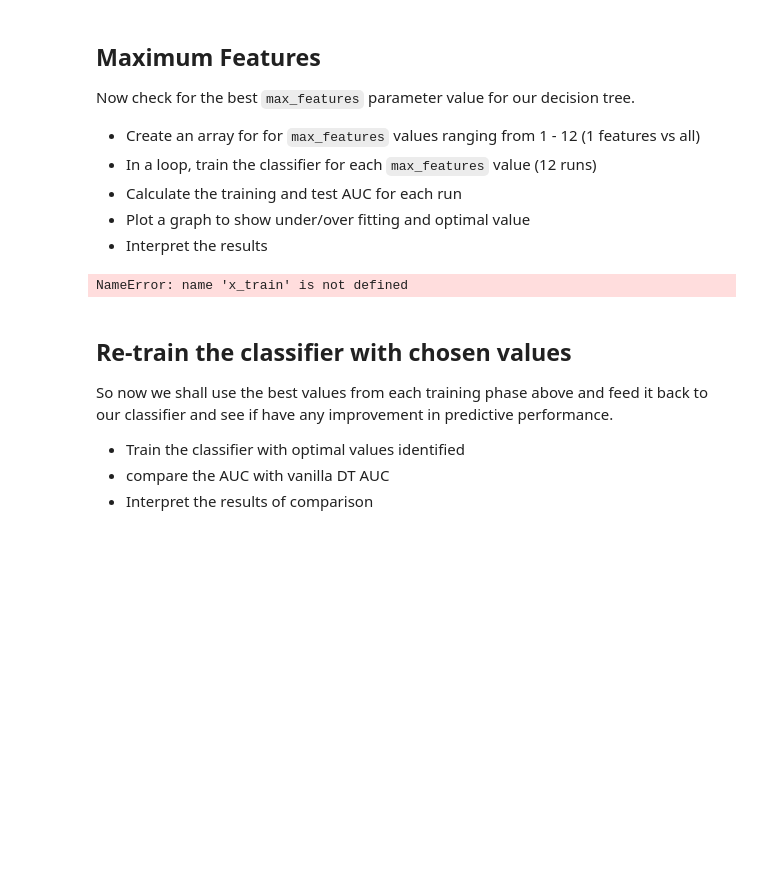
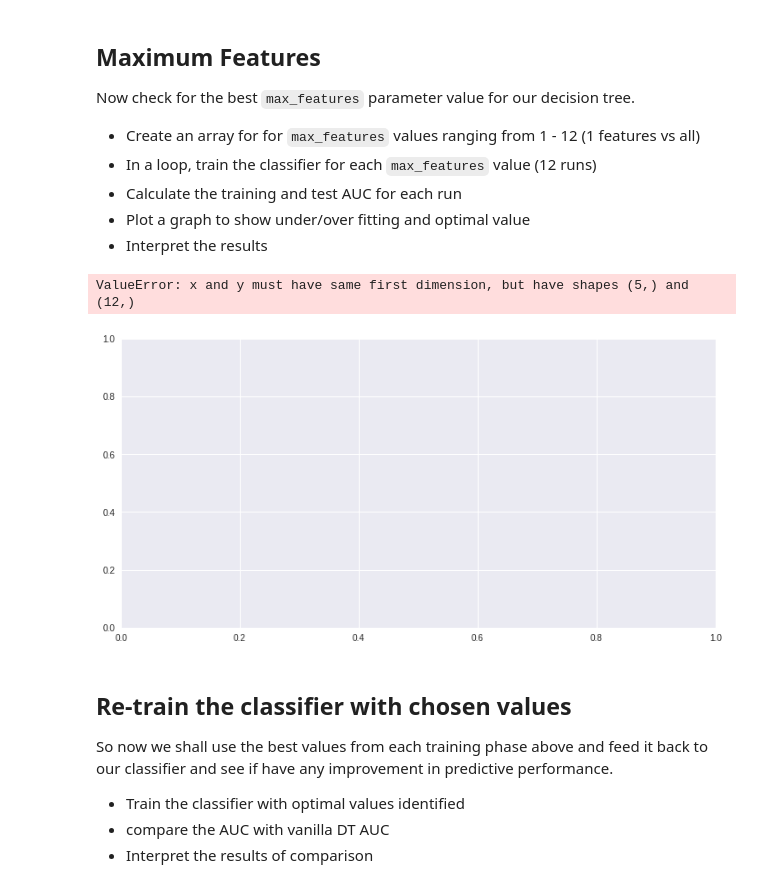
Before and after one commit to as6140/dsc-3-31-08-decision-tree-pruning-hyperparameter-optimization-lab-seattle-ds-career-040119, a Jupyter notebook: index.ipynb, the cells around one changed output. Cells and saved outputs as stored; diff of their text form; code cells hidden in the pictures; blank space fills up the shorter version.

```diff
--- a/index.ipynb
+++ b/index.ipynb
@@ -249,7 +249,7 @@ Now check for the best `max_features` parameter value for our decision tree.
 - Interpret the results
 # %%
 # Find the best value for optimal maximum feature size
-max_feats = list(range(1,x_train.shape[1]))
+max_feats = list(range(1,X_train.shape[1]))
 
 train_results = []
 test_results = []
@@ -269,8 +269,17 @@ for max_feat in max_feats:
 
 
 # Your code here
-# %% [output]
-NameError: name 'x_train' is not defined
+# %%
+plt.figure(figsize=(12,6))
+plt.plot(max, train_results, 'b', label='Train AUC')
+plt.plot(min_leaf_samps, test_results, 'r', label='Test AUC')
+plt.ylabel('AUC score')
+plt.xlabel('Tree depth')
+plt.legend()
+plt.show()
+# %% [output]
+ValueError: x and y must have same first dimension, but have shapes (5,) and (12,)
+[figure, added]
 # %%
 # Your observations here
 # %% [markdown]
```
